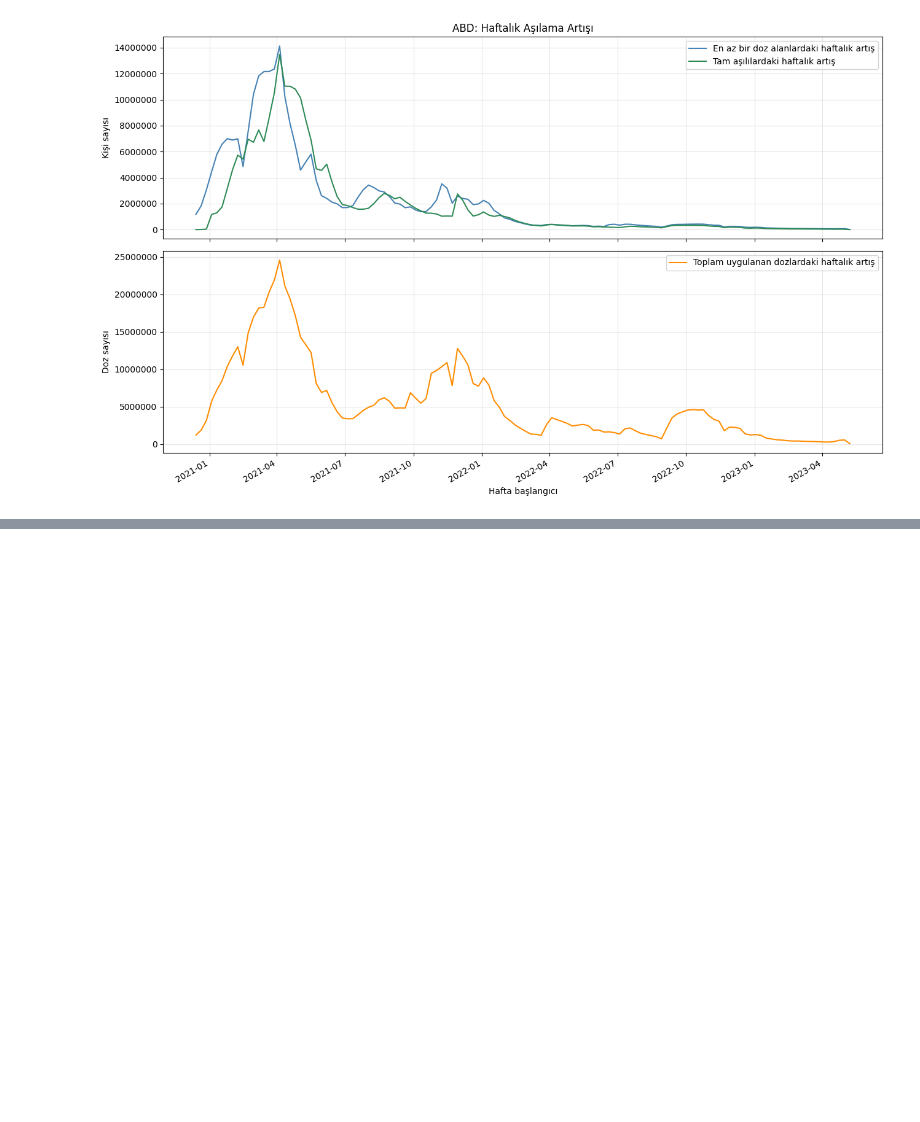
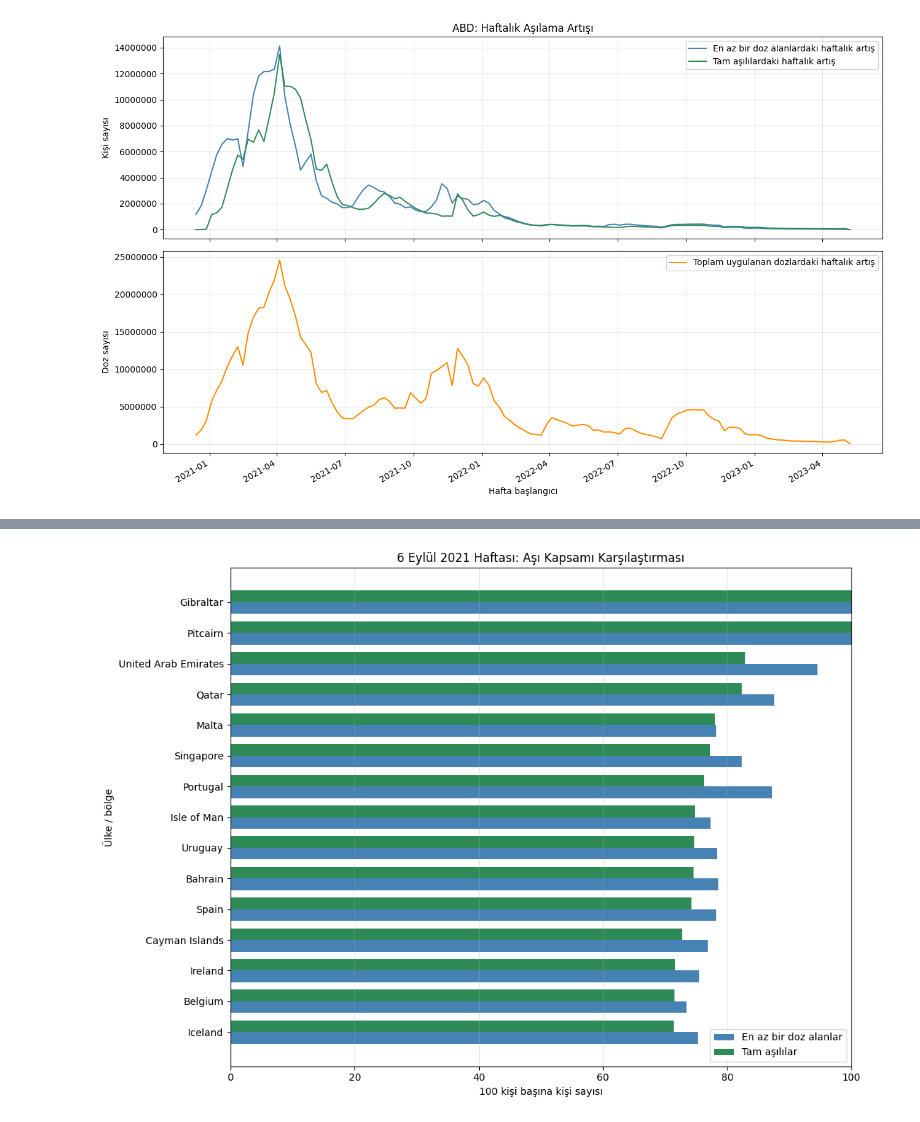
Before and after one commit to nazlican-engineer/CoronaVirusProject, a Jupyter notebook: covid_analysis.ipynb, the cells around one changed output, grey strips where cells are left out. Saved outputs shown, nothing was run; the diff lists cells and outputs as text; code cells hidden in the pictures; blank space fills up the shorter version.

Commit message:
yatak bilgisinin ülke bazında incelenmesi

```diff
--- a/covid_analysis.ipynb
+++ b/covid_analysis.ipynb
@@ -2887,0 +2997,37 @@ plt.show()
+# %%
+y = np.arange(len(selected_vaccination_week))
+bar_height = 0.38
+
+fig, ax = plt.subplots(figsize=(11, 8))
+
+ax.barh(
+    y - bar_height / 2,
+    selected_vaccination_week['people_vaccinated_per_hundred'],
+    height=bar_height,
+    color='steelblue',
+    label='En az bir doz alanlar'
+)
+
+ax.barh(
+    y + bar_height / 2,
+    selected_vaccination_week['people_fully_vaccinated_per_hundred'],
+    height=bar_height,
+    color='seagreen',
+    label='Tam aşılılar'
+)
+
+ax.set_yticks(y)
+ax.set_yticklabels(selected_vaccination_week['location'])
+
+ax.set_title('6 Eylül 2021 Haftası: Aşı Kapsamı Karşılaştırması')
+ax.set_xlabel('100 kişi başına kişi sayısı')
+ax.set_ylabel('Ülke / bölge')
+
+ax.set_xlim(0, 100)
+ax.grid(axis='x', alpha=0.3)
+ax.legend()
+
+plt.tight_layout()
+plt.show()
+# %% [output]
+[figure, added]
```
Also changed, not shown: parts of 4 cells of this notebook.
